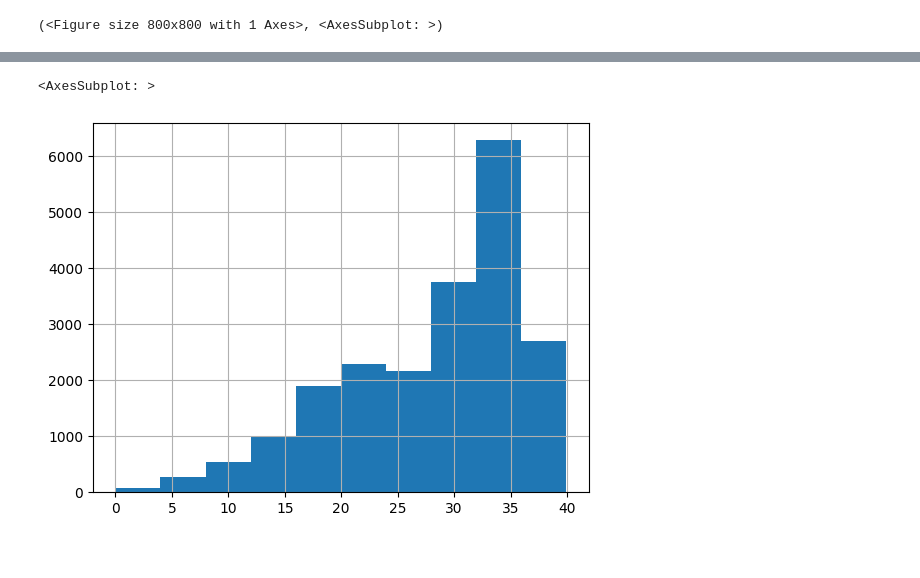
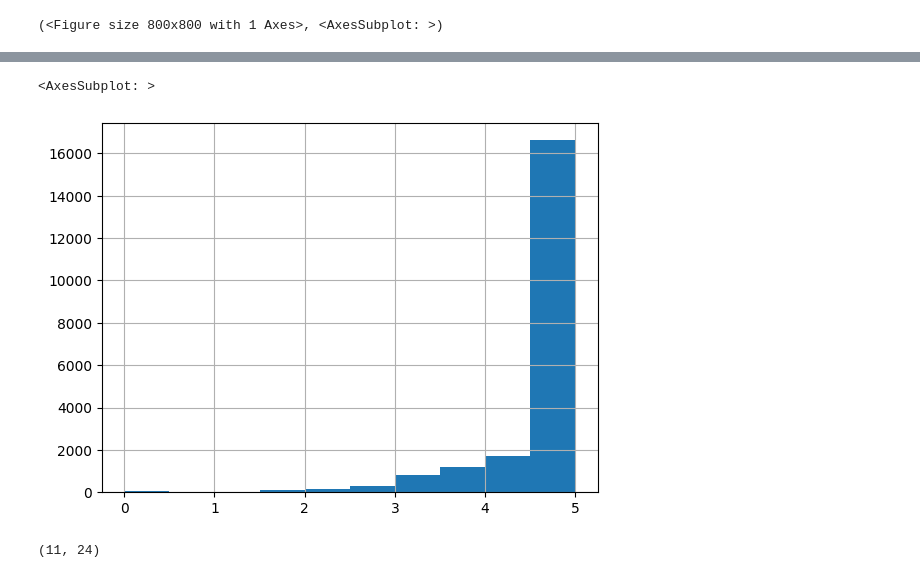
Before and after one commit to colin-dumitru/Liveable-Cities-Score, a Jupyter notebook: checklist/notebooks/Calculate Score.ipynb, the cells around one changed output, grey strips where cells are left out. Cells and saved outputs as stored; diff of their text form; code cells hidden in the pictures.

```diff
--- a/checklist/notebooks/Calculate Score.ipynb
+++ b/checklist/notebooks/Calculate Score.ipynb
@@ -93,7 +94,7 @@ def safe_query_locations(tags):
     try:
         df = ox.features_from_place(place_id, tags).reset_index()
         df = ox.projection.project_gdf(df)
-        return df.centroid
+        return df
     except ox._errors.InsufficientResponseError as ex:
         return pd.DataFrame()
 
@@ -118,11 +119,10 @@ df_residential['edges_walk'], df_residential['edges_walk_dist'] = ox.nearest_edg
 df_residential['edges_bike'], df_residential['edges_bike_dist'] = ox.nearest_edges(df_path_bike, df_residential.centroid.x, df_residential.centroid.y, return_dist=True)
 df_residential['edges_drive'], df_residential['edges_drive_dist'] = ox.nearest_edges(df_path_drive, df_residential.centroid.x, df_residential.centroid.y, return_dist=True)
 
-
 df_amenities = []
 
-for score, tags in AMENITY_TAGS:
-    print ("Querying: " + str(tags))
+for feature_name, score, tags in AMENITY_TAGS:
+    print (f"Querying: {feature_name}")
     df = safe_query_locations(tags)
-    df_amenities.append((score, df))
+    df_amenities.append((feature_name, score, df))
 # %% [output]
@@ -216,3 +239 @@ def calculate_lcs(node):
-# %%
-df_residential['lsc'] = df_residential.apply(calculate_lcs, axis=1)
 # %%
@@ -224,5 +262,9 @@ ox.plot_footprints(df_residential, color=cmap((df_residential['lsc'] * 1.0 / df_
 # %%
-df_residential['lsc'].hist()
+df_residential['lcs_public_transport'].hist()
 # %% [output]
 <AxesSubplot: >
-[figure, old version]
+[figure, new version]
+# %%
+df_amenities[11][2].shape
+# %% [output]
+(11, 24)
```
Also changed, not shown: parts of 5 cells of this notebook, 1 other file.
